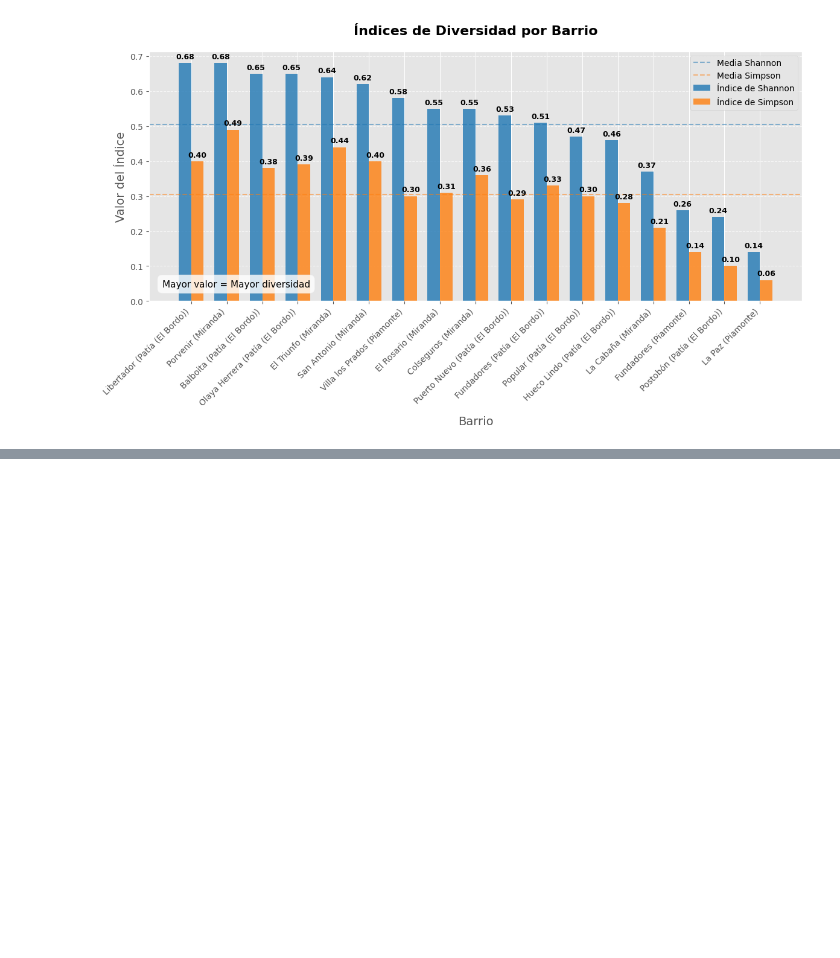
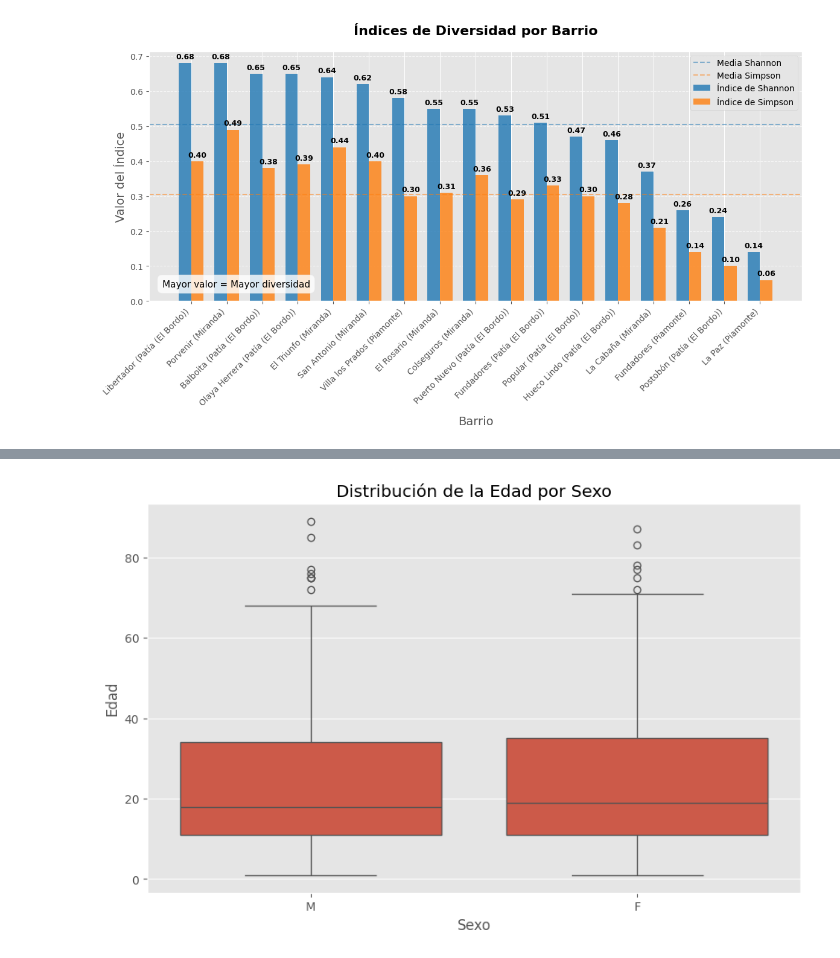
Before and after one commit to Zaprovic/bootcamp-data-analysis, a Jupyter notebook: src/dengue.ipynb, the cells around one changed output, grey strips where cells are left out. Drawn from its saved outputs; the diff is of its cells as text; code cells hidden in the pictures; blank space fills up the shorter version.

```diff
--- a/src/dengue.ipynb
+++ b/src/dengue.ipynb
@@ -335,0 +301,11 @@ m
+# %%
+
+# Analyzing demographic distribution: Age vs Gender
+plt.figure(figsize=(10, 6))
+sns.boxplot(data=cases_df, x='Sexo', y='Edad')
+plt.title('Distribución de la Edad por Sexo')
+plt.xlabel('Sexo')
+plt.ylabel('Edad')
+plt.show()
+# %% [output]
+[figure, added]
```
Also changed, not shown: parts of 11 cells of this notebook.
